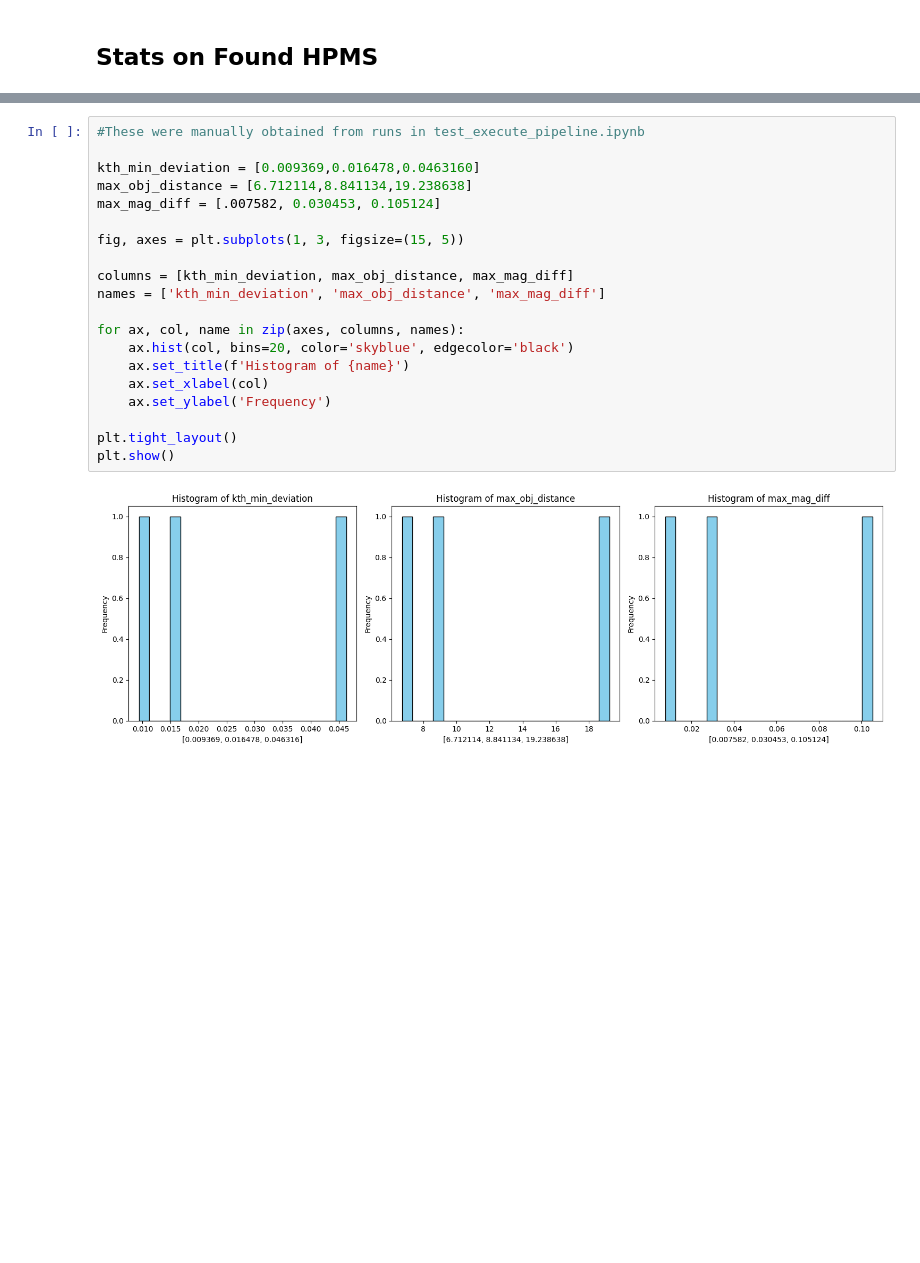
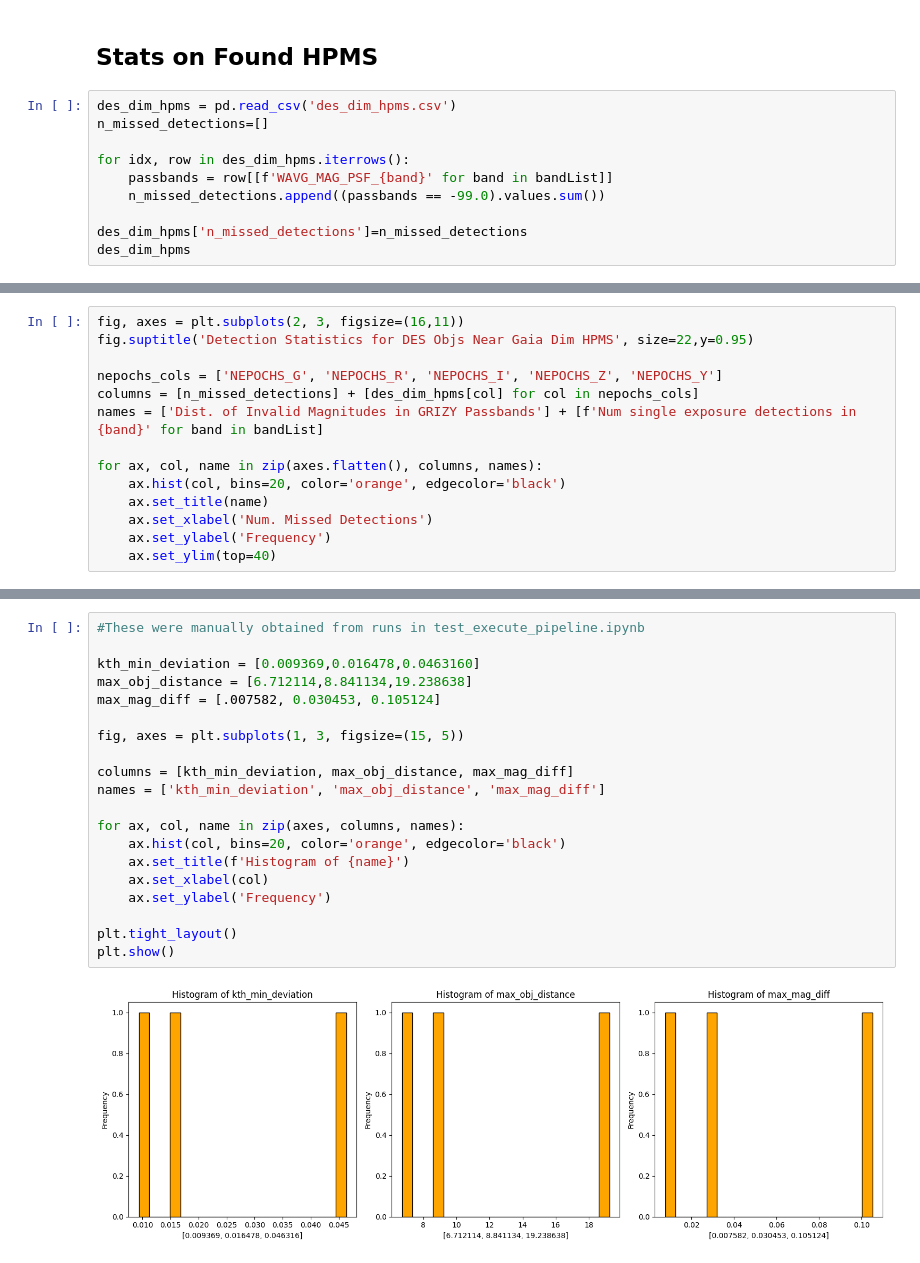
Before and after one commit to JoaoDPassos/brown-dwarf-search, a Jupyter notebook: Jupyter Notebooks/kth_star_pipeline/pipeline_stats.ipynb, the cells around one changed output, grey strips where cells are left out. Saved outputs shown, nothing was run; the diff lists cells and outputs as text; blank space fills up the shorter version.

Commit message:
added des dim hpms plots to pipeline_stats.ipynb

```diff
--- a/Jupyter Notebooks/kth_star_pipeline/pipeline_stats.ipynb
+++ b/Jupyter Notebooks/kth_star_pipeline/pipeline_stats.ipynb
@@ -228,3 +228,13 @@ Y band: 0.8656462585034014% missed detection
 [figure]
 # %% [markdown]
 ##  Stats on Found HPMS
+# %%
+des_dim_hpms = pd.read_csv('des_dim_hpms.csv')
+n_missed_detections=[]
+
+for idx, row in des_dim_hpms.iterrows():
+    passbands = row[[f'WAVG_MAG_PSF_{band}' for band in bandList]]
+    n_missed_detections.append((passbands == -99.0).values.sum())
+
+des_dim_hpms['n_missed_detections']=n_missed_detections
+des_dim_hpms
@@ -230,0 +249,14 @@ Y band: 0.8656462585034014% missed detection
+# %%
+fig, axes = plt.subplots(2, 3, figsize=(16,11))
+fig.suptitle('Detection Statistics for DES Objs Near Gaia Dim HPMS', size=22,y=0.95)
+
+nepochs_cols = ['NEPOCHS_G', 'NEPOCHS_R', 'NEPOCHS_I', 'NEPOCHS_Z', 'NEPOCHS_Y']
+columns = [n_missed_detections] + [des_dim_hpms[col] for col in nepochs_cols]
+names = ['Dist. of Invalid Magnitudes in GRIZY Passbands'] + [f'Num single exposure detections in {band}' for band in bandList]
+
+for ax, col, name in zip(axes.flatten(), columns, names):
+    ax.hist(col, bins=20, color='orange', edgecolor='black')
+    ax.set_title(name)
+    ax.set_xlabel('Num. Missed Detections')
+    ax.set_ylabel('Frequency')
+    ax.set_ylim(top=40)
@@ -231,22 +265,22 @@ Y band: 0.8656462585034014% missed detection
 # %%
 #These were manually obtained from runs in test_execute_pipeline.ipynb
 
 kth_min_deviation = [0.009369,0.016478,0.0463160]
 max_obj_distance = [6.712114,8.841134,19.238638]
 max_mag_diff = [.007582, 0.030453, 0.105124]
 
 fig, axes = plt.subplots(1, 3, figsize=(15, 5))
 
 columns = [kth_min_deviation, max_obj_distance, max_mag_diff]
 names = ['kth_min_deviation', 'max_obj_distance', 'max_mag_diff']
 
 for ax, col, name in zip(axes, columns, names):
-    ax.hist(col, bins=20, color='skyblue', edgecolor='black')
+    ax.hist(col, bins=20, color='orange', edgecolor='black')
     ax.set_title(f'Histogram of {name}')
     ax.set_xlabel(col)
     ax.set_ylabel('Frequency')
 
 plt.tight_layout()
 plt.show()
 # %% [output]
-[figure, old version]
+[figure, new version]
```
Also changed, not shown: parts of 2 cells of this notebook, 1 other file.
